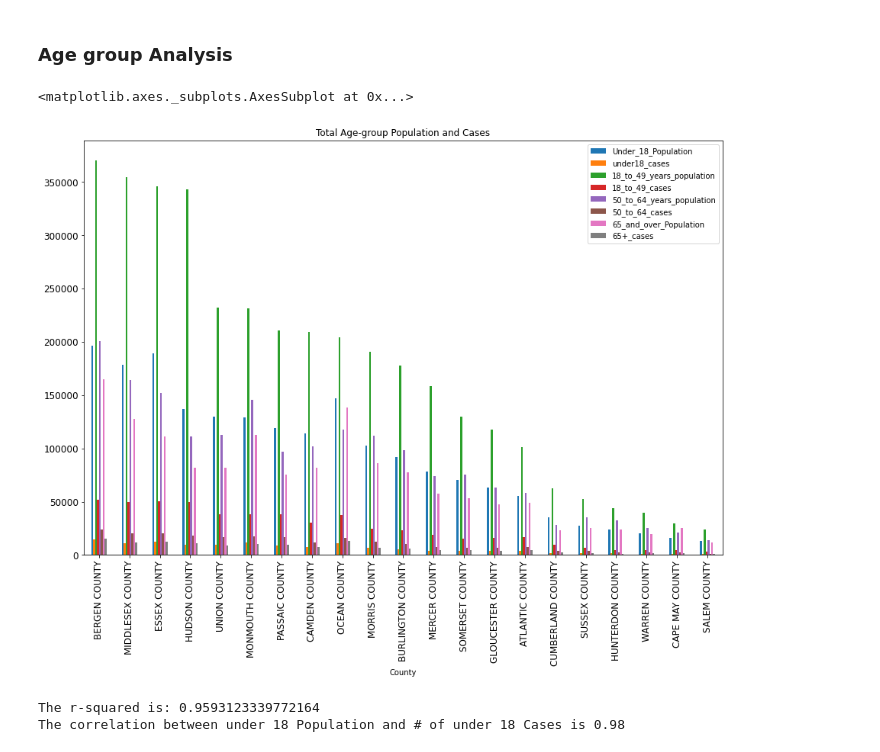
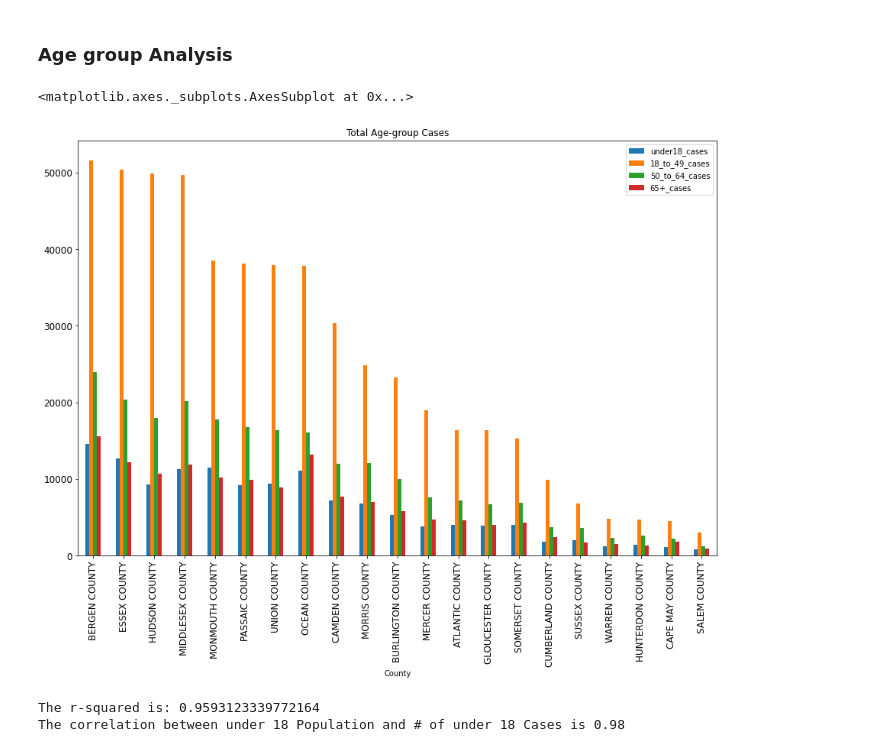
Before and after one commit to melissadiep94/covid19-project, a Jupyter notebook: Age_Gender_Population_per_County_API.ipynb, the cells around one changed output. Cells and saved outputs as stored; diff of their text form; code cells hidden in the pictures.

Commit message:
end of visualizations and analysis

```diff
--- a/Age_Gender_Population_per_County_API.ipynb
+++ b/Age_Gender_Population_per_County_API.ipynb
@@ -308,12 +308,12 @@ The correlation between Male Population and # of Male Cases is 0.98
 # %% [markdown]
 ### Age group Analysis
 # %%
-Total_age_cases_by_pop = Total_gender_age_cases_pop[["Under_18_Population","under18_cases","18_to_49_years_population","18_to_49_cases","50_to_64_years_population","50_to_64_cases","65_and_over_Population","65+_cases"]]
-Age_bar_chart = Total_age_cases_by_pop.sort_values('18_to_49_years_population',ascending=False).plot(kind='bar', title ="Total Age-group Population and Cases", figsize=(15, 10), legend=True, fontsize=12)
+Total_age_cases = Total_gender_age_cases_pop[["under18_cases","18_to_49_cases","50_to_64_cases","65+_cases"]]
+Age_bar_chart = Total_age_cases.sort_values("18_to_49_cases", ascending=False).plot(kind='bar', title ="Total Age-group Cases", figsize=(15, 10), legend=True, fontsize=12)
 Age_bar_chart
 # %% [output]
 <matplotlib.axes._subplots.AxesSubplot at 0x...>
-[figure, old version]
+[figure, new version]
 # %%
 Total_age_cases_by_pop = Total_gender_age_cases_pop[["Under_18_Population","under18_cases","18_to_49_years_population","18_to_49_cases","50_to_64_years_population","50_to_64_cases","65_and_over_Population","65+_cases"]]
 
```
Also changed, not shown: parts of 3 cells of this notebook.
